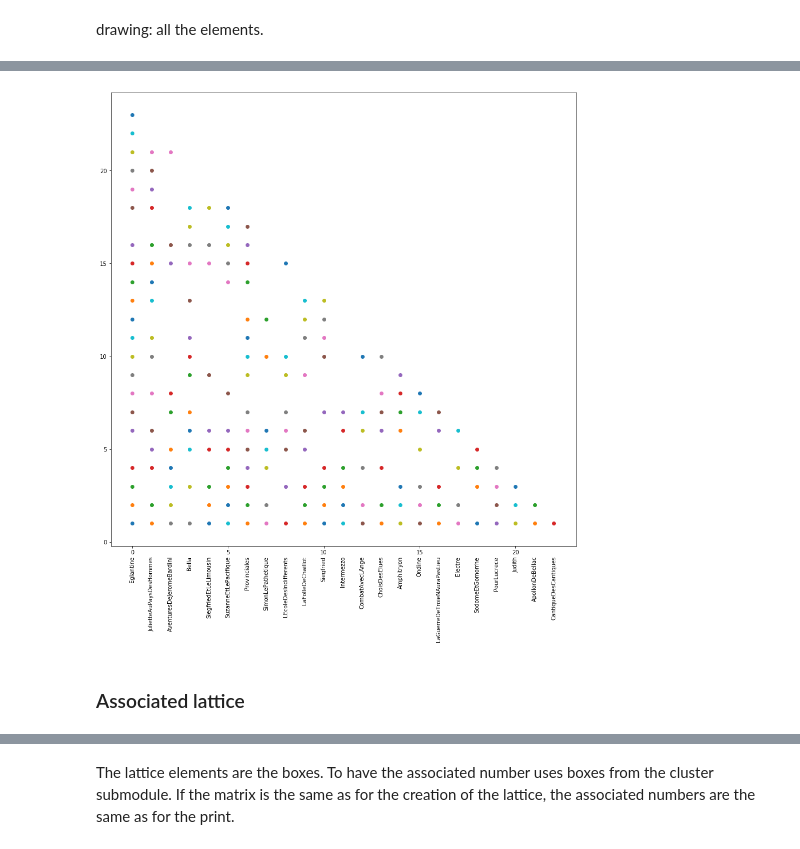
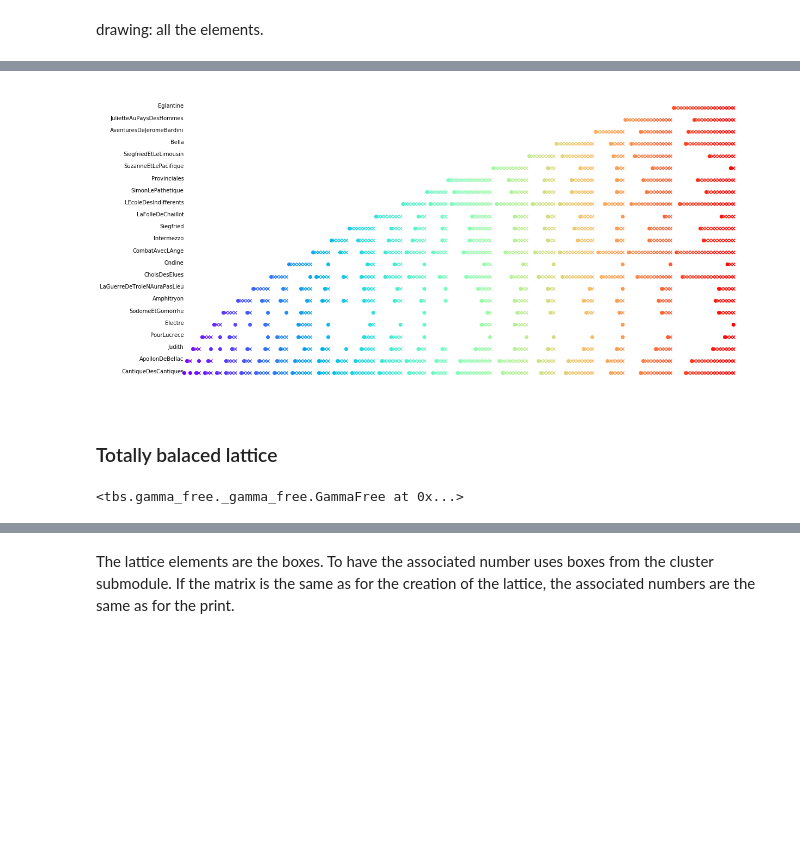
Before and after one commit to 6ka/totally_balanced_structures, a Jupyter notebook: examples/giraudoux.ipynb, the cells around one changed output, grey strips where cells are left out. Cells and saved outputs as stored; diff of their text form; code cells hidden in the pictures; blank space fills up the shorter version.

Commit message:
matplotlib drawing

```diff
--- a/examples/giraudoux.ipynb
+++ b/examples/giraudoux.ipynb
@@ -11,5 +14,3 @@ sys.path.append(os.path.dirname('../'))
 # %%
-import tbs.diss.file_io
-
-raw_distance = tbs.diss.file_io.load(open("./resources/giraudoux.mat"))
+raw_distance = tbs.diss.load(open("./resources/giraudoux.mat"))
 # %%
@@ -55,7 +53,7 @@ False
 # %%
-from tbs.totally_balanced_diss.chordal_diss import approximate_chordal_diss
+from tbs.chordal import approximate_to_chordal_diss
 
-diss_chordal = approximate_chordal_diss(raw_distance)
+diss_chordal = approximate_to_chordal_diss(raw_distance)
 # %%
 isa_chordal_diss(diss_chordal)
 # %% [output]
@@ -145,0 +112,5 @@ for clusters_order in sorted_clusters:
+# %%
+from tbs.chordal import chordal_context_matrix
+
+cluster_matrix = chordal_context_matrix(diss_chordal)
+print(cluster_matrix.transpose())
@@ -154,20 +143,17 @@ import matplotlib.cm
 
 %matplotlib inline
 # %%
-def draw_all(sorted_clusters, order):
-    position_y = {elem: len(order) - i for i, elem in enumerate(order)}
-    colors = matplotlib.cm.rainbow([0. + 1.0 * x / (len(sorted_clusters) - 1) for x in range(len(sorted_clusters))])
+def draw_all(context_matrix):
+    colors = matplotlib.cm.rainbow([0. + 1.0 * x / (len(context_matrix.attributes) - 1) for x in range(len(context_matrix.attributes))])
 
-    for label in order:
-        pyplot.text(0, position_y[label], label, ha='right')
+    for y, element in enumerate(context_matrix.elements):
+        pyplot.text(0, -y, str(element), ha='right')
 
-    x = -1
-    for color, clusters_elem in enumerate(sorted_clusters):
-        for i, cluster in enumerate(clusters_elem):
-            x += 1
-            for elem in cluster:
-                if i > 0 and elem in clusters_elem[i - 1]:
+    for j in range(len(context_matrix.attributes)):
+        for i in range(len(context_matrix.elements)):
+            if context_matrix.matrix[i][j]:
+                if j > 0 and context_matrix.matrix[i][j-1]:
                     marker = "x"
                 else:
                     marker="o"
-                pyplot.scatter(x, position_y[elem], marker=marker, color=colors[color], edgecolors=None)
+                pyplot.scatter(j, -i, marker=marker, color=colors[j], edgecolors=None)
@@ -200,7 +160,10 @@ def draw_line(sorted_clusters, order):
-# %%
-draw_line(sorted_clusters, order)
-# %% [output]
-[figure, removed]
+# %%
+pyplot.figure(figsize=(20, 10))
+pyplot.axis('off')
+
+draw_all(cluster_matrix)
+# %% [output]
+[figure, added]
 # %% [markdown]
-### Associated lattice
+### Totally balaced lattice
 # %%
@@ -216,0 +172,5 @@ lattice = Lattice.from_dlo_matrix(context_matrix.matrix)
+# %%
+context_matrix = GammaFree.from_context_matrix(chordal_context_matrix(diss_totally_balanced))
+context_matrix.reorder_doubly_lexical()
+# %% [output]
+<tbs.gamma_free._gamma_free.GammaFree at 0x...>
```
Also changed, not shown: parts of 42 cells of this notebook, 3 other files.
